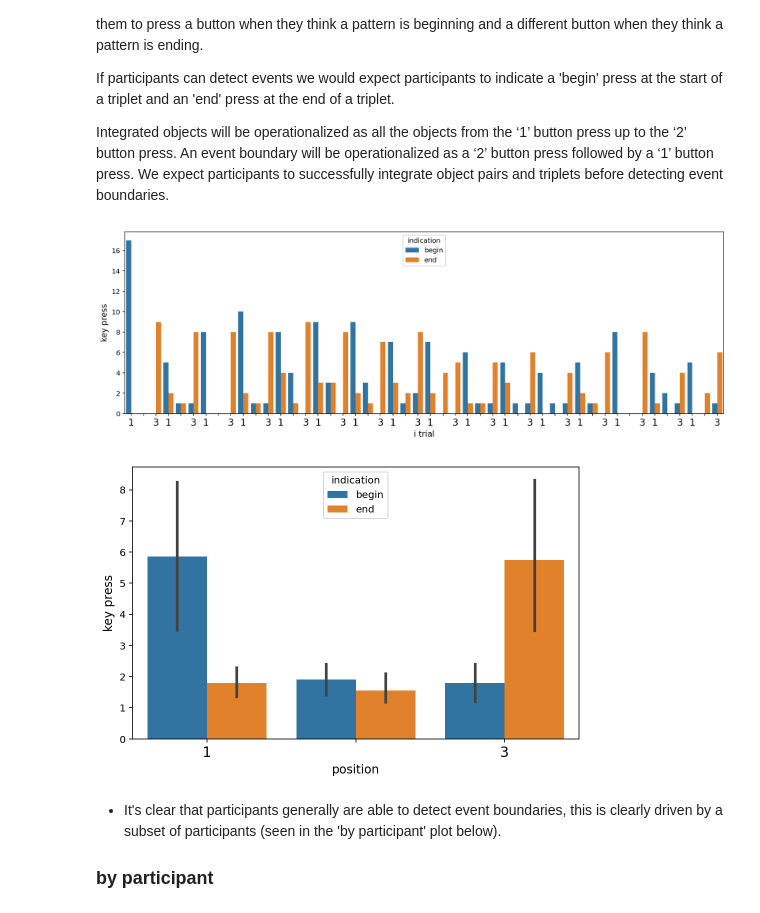
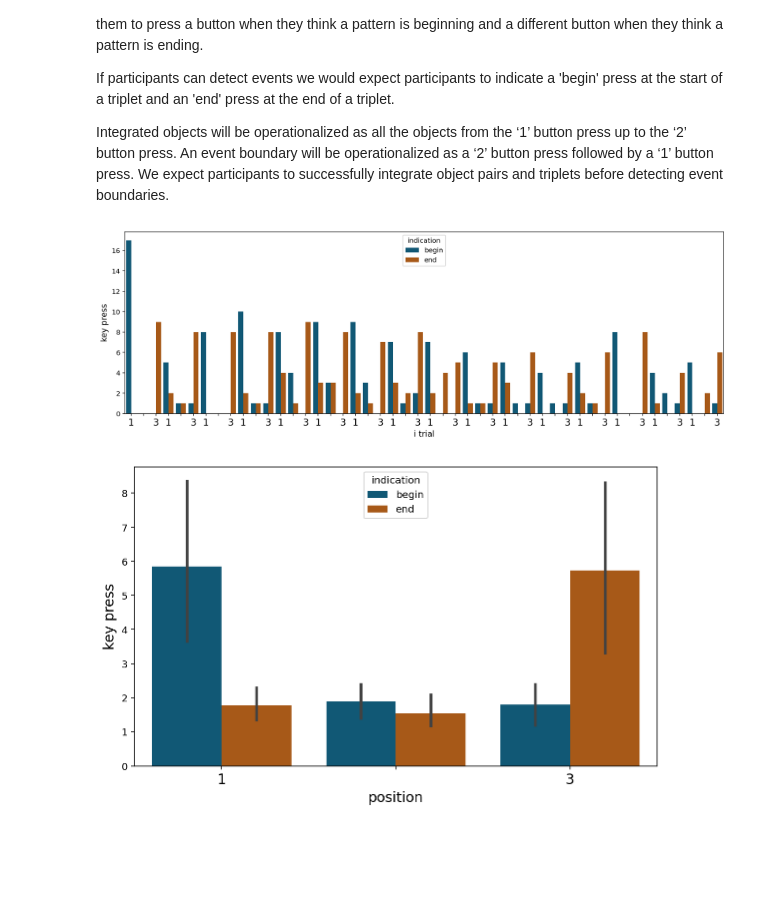
Before and after one commit to tonydutcher/temple_bound, a Jupyter notebook: temple_bound.ipynb, the cells around one changed output. Saved outputs shown, nothing was run; the diff lists cells and outputs as text; code cells hidden in the pictures; blank space fills up the shorter version.

```diff
--- a/temple_bound.ipynb
+++ b/temple_bound.ipynb
@@ -76,3 +155,20 @@ df = pdf.copy()
+# %%
+# binarize 'begin' and 'end' as separate variables to generate probabilities
+pdf['begin'] = (pdf.indication == 'begin') * 1
+pdf['end'] = (pdf.indication == 'end') * 1
+
+# probabilities for end (by triad)
+ppdf = pdf.query("position=='3'")
+button_prob_end = ppdf[['participant','position','indication','triad','end']].groupby(['participant','triad']).mean()# probabilities for end
+
+# probabilities for begin (by triad)
+ppdf = pdf.query("position=='1'")
+button_prob_begin = ppdf[['participant','position','indication','triad','begin']].groupby(['participant','triad']).mean()
+
+# merge into single df and join with triplet detection data -- save out
+button_prob = button_prob_begin.join(button_prob_end)
+button_prob.reset_index().to_csv('data/button_prob.csv', index=False)
+bp = button_prob.reset_index()
 # %% [markdown]
 # Can participants detect event boundaries in a continuous stream?
 
@@ -90,21 +186,22 @@ Integrated objects will be operationalized as all the objects from the ‘1’ b
 plt.rcParams['axes.labelsize'] = 12
 plt.rcParams['axes.titlesize'] = 14
 plt.rcParams['figure.figsize'] = (16,5)
-totals = df[['participant', 'i trial', 'indication', 'key press']].groupby(['indication', 'i trial']).sum().reset_index()
-g = sns.barplot(x="i trial", y="key press", hue='indication', order=np.arange(1,df.loc[:,'i trial'].max()+1), data=totals)
+c_pal = ["#005f86", '#bf5700']
+totals = pdf[['participant', 'i trial', 'indication', 'key press']].groupby(['indication', 'i trial']).sum().reset_index()
+g = sns.barplot(x="i trial", y="key press", hue='indication',
+                palette=c_pal,
+                order=np.arange(1,pdf.loc[:,'i trial'].max()+1), data=totals)
 g.set_xticklabels(np.tile(['1', '', '3'], int(48/3)), size=14)
 None
 # %% [output]
-[figure, old version]
+[figure, new version]
 # %%
 plt.rcParams['figure.figsize'] = (8,5)
-totals = df[['participant', 'position', 'indication', 'key press']].groupby(['participant', 'indication', 'position']).count().reset_index()
-g = sns.barplot(x="position", y="key press", hue='indication', order=['1', '2', '3'], data=totals)
+totals = pdf[['participant', 'position', 'indication', 'key press']].groupby(['participant', 'indication', 'position']).count().reset_index()
+g = sns.barplot(x="position", y="key press", hue='indication',
+                palette=c_pal, order=['1', '2', '3'], data=totals)
 g.set_xticklabels(['1', '', '3'], size=14)
+plt.tight_layout()
 None
 # %% [output]
-[figure, old version]
+[figure, new version]
-# %% [markdown]
-- It's clear that participants generally are able to detect event boundaries, this is clearly driven by a subset of participants (seen in the 'by participant' plot below).
-
-### by participant
```
Also changed, not shown: parts of 30 cells of this notebook.
